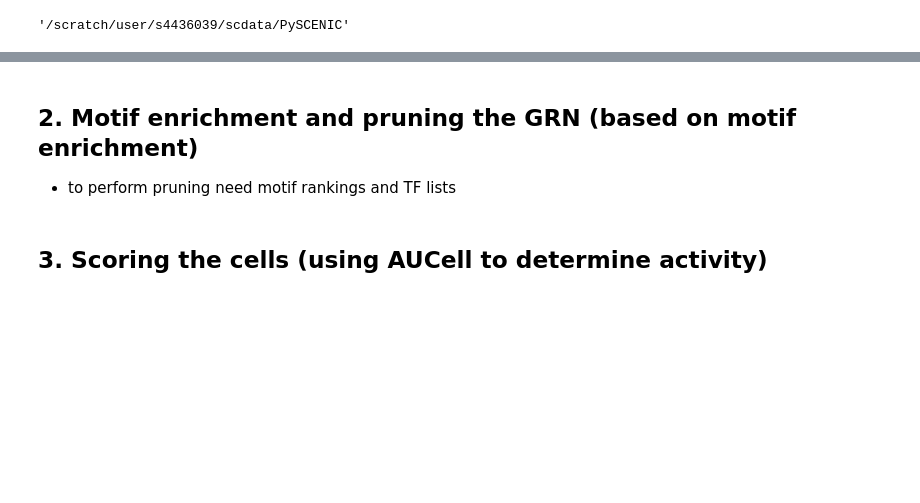
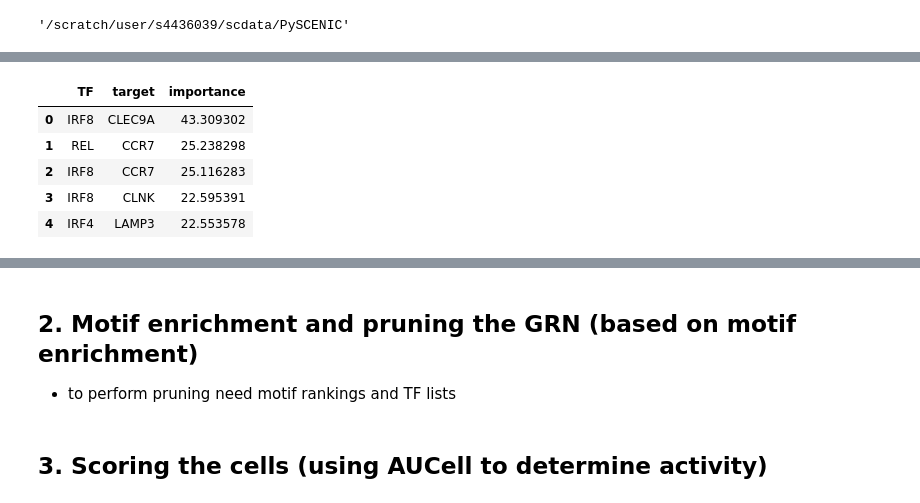
Before and after one commit to tuonglab/Nikita-project, a Jupyter notebook: notebooks/2024-12-16_pyscenic.ipynb, the cells around one changed output, grey strips where cells are left out. Saved outputs shown, nothing was run; the diff lists cells and outputs as text; code cells hidden in the pictures; blank space fills up the shorter version.

```diff
--- a/notebooks/2024-12-16_pyscenic.ipynb
+++ b/notebooks/2024-12-16_pyscenic.ipynb
@@ -85,0 +76,12 @@ Please either conda or pip install as follows:
+# %%
+# read in the adjacencies matrix
+adjacencies = pd.read_csv("adj.tsv", index_col=False, sep='\t')
+# %%
+adjacencies.head()
+# %% [output]
+|  | TF | target | importance |
+| 0 | IRF8 | CLEC9A | 43.309302 |
+| 1 | REL | CCR7 | 25.238298 |
+| 2 | IRF8 | CCR7 | 25.116283 |
+| 3 | IRF8 | CLNK | 22.595391 |
+| 4 | IRF4 | LAMP3 | 22.553578 |
```
Also changed, not shown: parts of 26 cells of this notebook.
